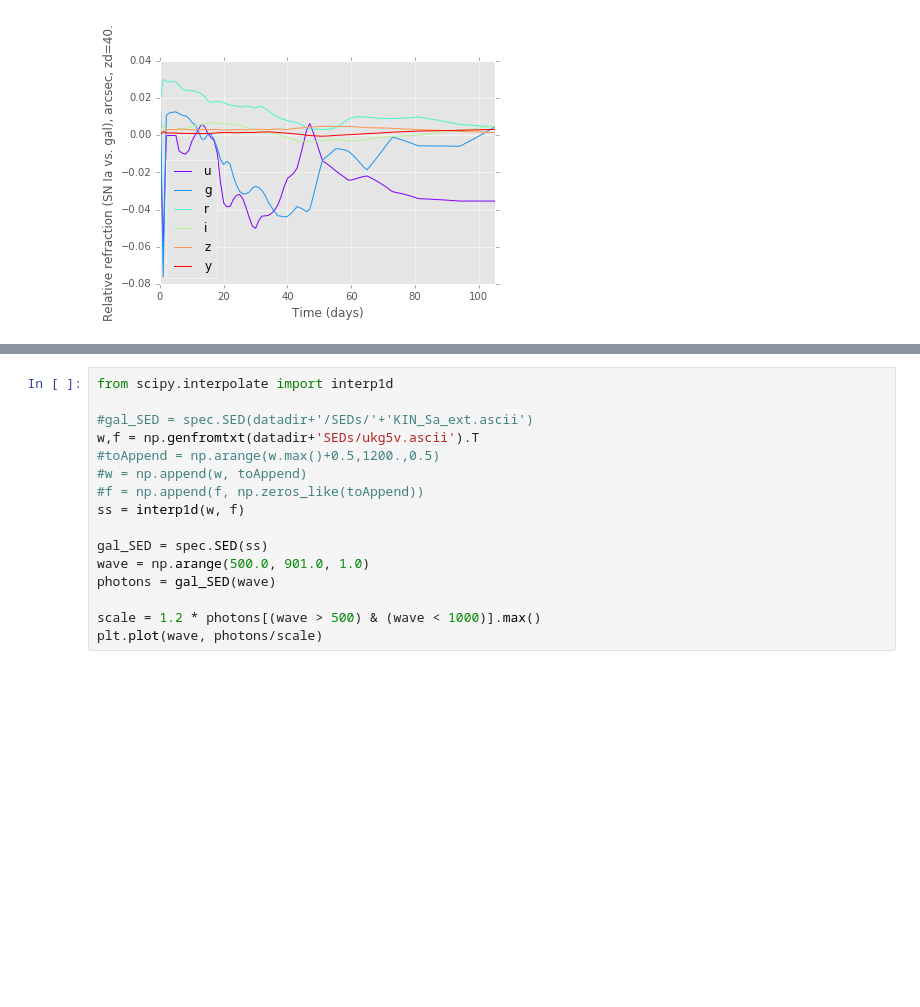
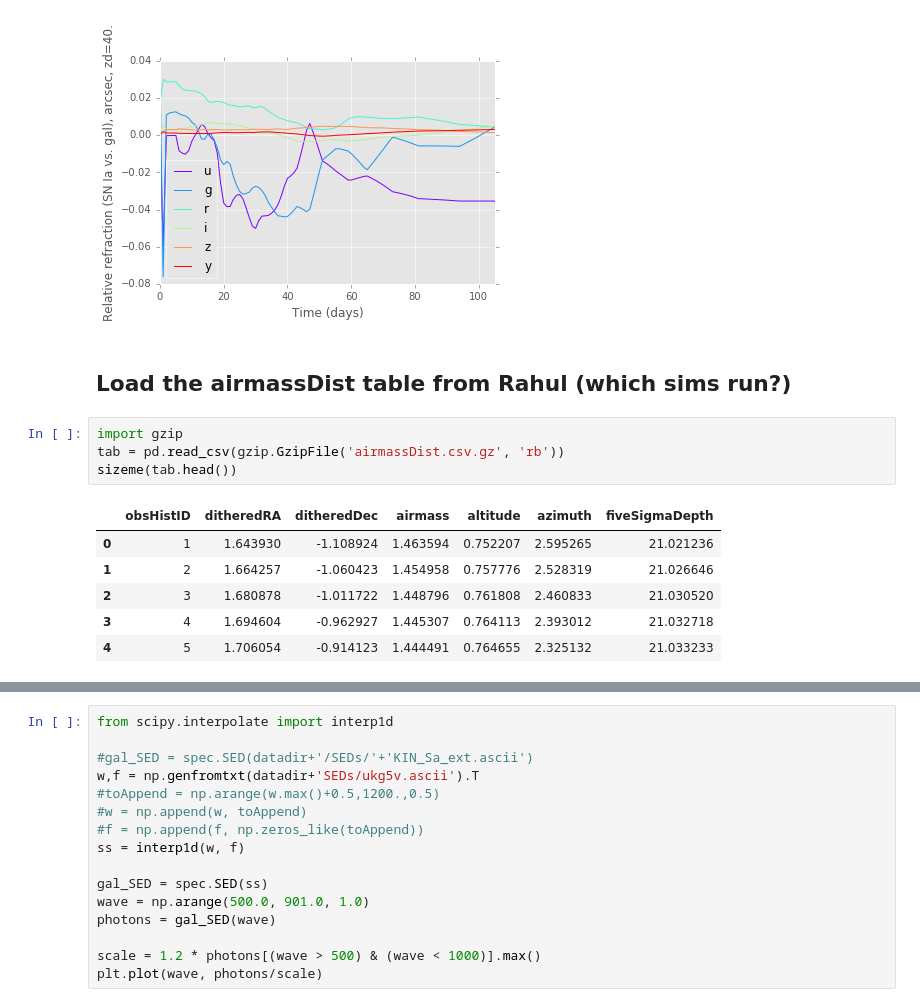
Before and after one commit to djreiss/SNDCR, a Jupyter notebook: chroma_test3.ipynb, the cells around one changed output, grey strips where cells are left out. Saved outputs shown, nothing was run; the diff lists cells and outputs as text; blank space fills up the shorter version.

```diff
--- a/chroma_test3.ipynb
+++ b/chroma_test3.ipynb
@@ -223,3 +223,16 @@ ax.set_xlabel('Time (days)')
 # %% [output]
 <matplotlib.text.Text at 0x...>
 [figure]
+# %% [markdown]
+## Load the airmassDist table from Rahul (which sims run?)
+# %%
+import gzip
+tab = pd.read_csv(gzip.GzipFile('airmassDist.csv.gz', 'rb'))
+sizeme(tab.head())
+# %% [output]
+|  | obsHistID | ditheredRA | ditheredDec | airmass | altitude | azimuth | fiveSigmaDepth |
+| 0 | 1 | 1.643930 | -1.108924 | 1.463594 | 0.752207 | 2.595265 | 21.021236 |
+| 1 | 2 | 1.664257 | -1.060423 | 1.454958 | 0.757776 | 2.528319 | 21.026646 |
+| 2 | 3 | 1.680878 | -1.011722 | 1.448796 | 0.761808 | 2.460833 | 21.030520 |
+| 3 | 4 | 1.694604 | -0.962927 | 1.445307 | 0.764113 | 2.393012 | 21.032718 |
+| 4 | 5 | 1.706054 | -0.914123 | 1.444491 | 0.764655 | 2.325132 | 21.033233 |
```
Also changed, not shown: parts of 8 cells of this notebook.
